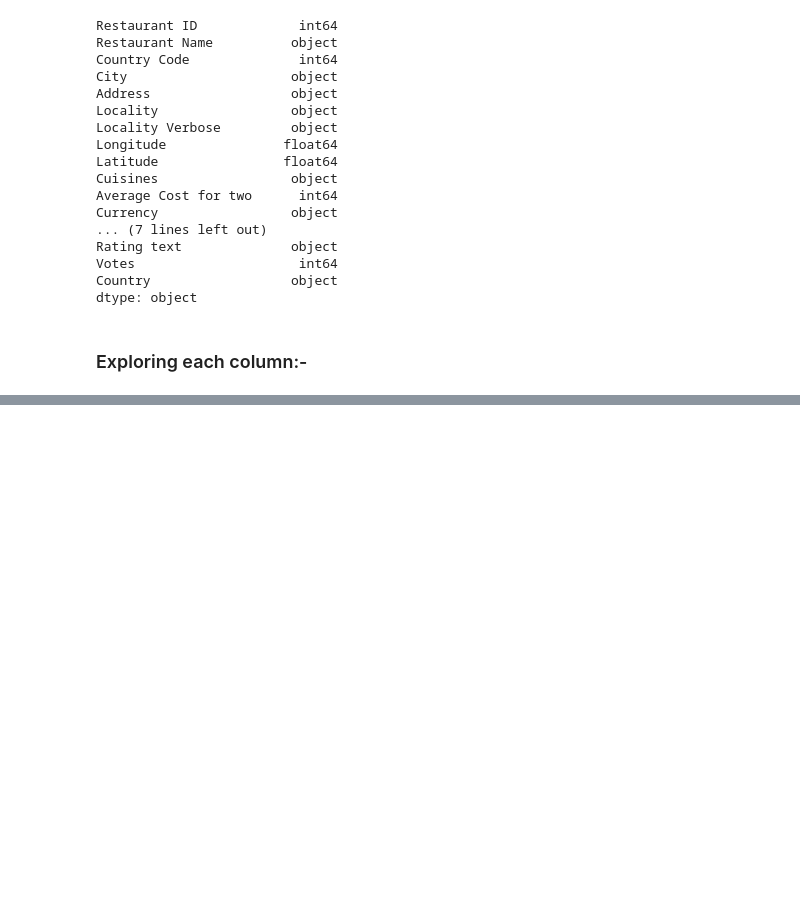
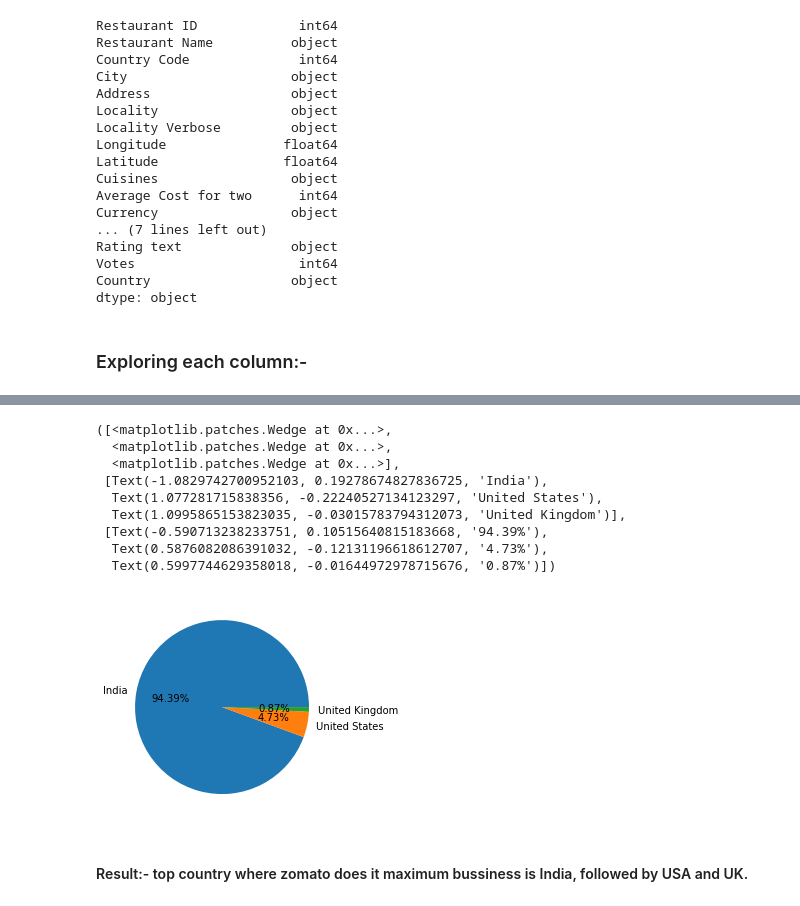
Before and after one commit to ammanverma/git_files, a Jupyter notebook: zomato_EDA.ipynb, the cells around one changed output, grey strips where cells are left out. Cells and saved outputs as stored; diff of their text form; code cells hidden in the pictures; blank space fills up the shorter version.

```diff
--- a/zomato_EDA.ipynb
+++ b/zomato_EDA.ipynb
@@ -179,0 +165,19 @@ Index(['India', 'United States', 'United Kingdom', 'Brazil', 'South Africa',
+# %%
+country_val=final.Country.value_counts().values ## to get only the values of each unique item
+# %%
+## pie chart (top 3 countries that uses zomato)
+
+plt.pie(country_val[:3],labels=country_names[:3],autopct='%1.2f%%') ##without slicing,it was conjusted,since all countries came.
+# %% [output]
+([<matplotlib.patches.Wedge at 0x...>,
+  <matplotlib.patches.Wedge at 0x...>,
+  <matplotlib.patches.Wedge at 0x...>],
+ [Text(-1.0829742700952103, 0.19278674827836725, 'India'),
+  Text(1.077281715838356, -0.22240527134123297, 'United States'),
+  Text(1.0995865153823035, -0.03015783794312073, 'United Kingdom')],
+ [Text(-0.590713238233751, 0.10515640815183668, '94.39%'),
+  Text(0.5876082086391032, -0.12131196618612707, '4.73%'),
+  Text(0.5997744629358018, -0.01644972978715676, '0.87%')])
+[figure, added]
+# %% [markdown]
+#### Result:- top country where zomato does it maximum bussiness is India, followed by USA and UK.
```
Also changed, not shown: parts of 16 cells of this notebook.
